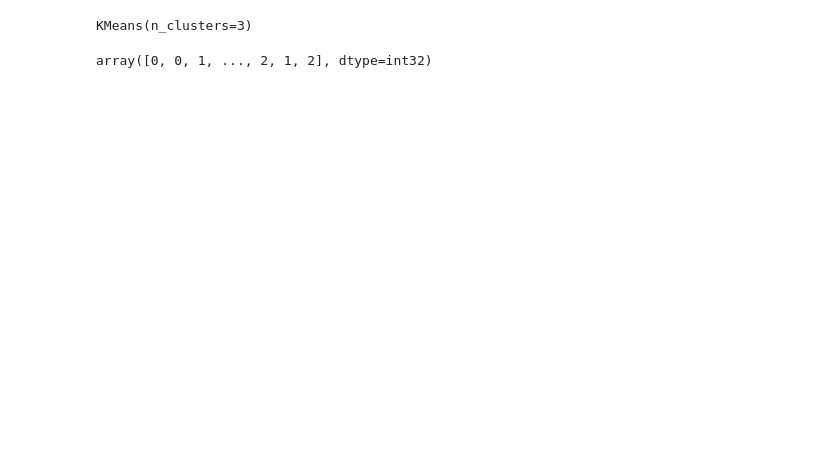
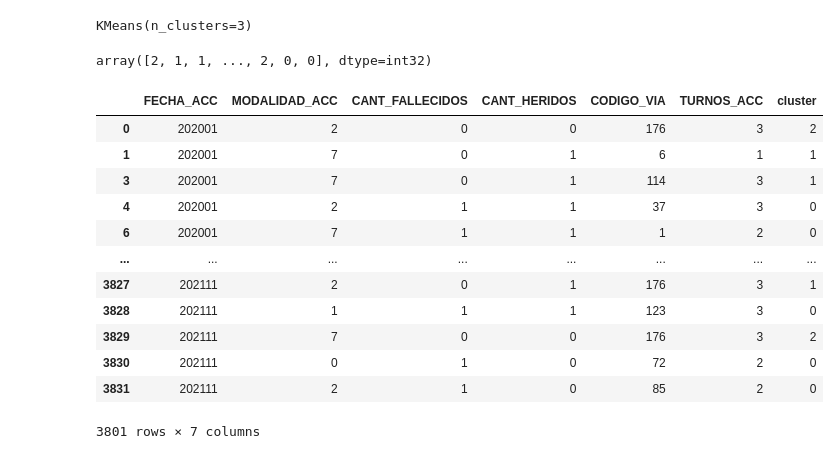
Before and after one commit to voz-mk/sistemas-inteligentes, a Jupyter notebook: main.ipynb, the cells around one changed output. Saved outputs shown, nothing was run; the diff lists cells and outputs as text; code cells hidden in the pictures; blank space fills up the shorter version.

```diff
--- a/main.ipynb
+++ b/main.ipynb
@@ -343,10 +418,28 @@ plt.show()
 # %%
 
 kmeans = KMeans(n_clusters=3)
-kmeans.fit(X)
+kmeans.fit(X_scaled)
 # %% [output]
 KMeans(n_clusters=3)
-# %%
-kmeans.labels_
-# %% [output]
-array([0, 0, 1, ..., 2, 1, 2], dtype=int32)
+# %%
+model= kmeans.labels_
+model
+# %% [output]
+array([2, 1, 1, ..., 2, 0, 0], dtype=int32)
+# %%
+df['cluster'] = model
+df
+# %% [output]
+|  | FECHA_ACC | MODALIDAD_ACC | CANT_FALLECIDOS | CANT_HERIDOS | CODIGO_VIA | TURNOS_ACC | cluster |
+| 0 | 202001 | 2 | 0 | 0 | 176 | 3 | 2 |
+| 1 | 202001 | 7 | 0 | 1 | 6 | 1 | 1 |
+| 3 | 202001 | 7 | 0 | 1 | 114 | 3 | 1 |
+| 4 | 202001 | 2 | 1 | 1 | 37 | 3 | 0 |
+| 6 | 202001 | 7 | 1 | 1 | 1 | 2 | 0 |
+| ... | ... | ... | ... | ... | ... | ... | ... |
+| 3827 | 202111 | 2 | 0 | 1 | 176 | 3 | 1 |
+| 3828 | 202111 | 1 | 1 | 1 | 123 | 3 | 0 |
+| 3829 | 202111 | 7 | 0 | 0 | 176 | 3 | 2 |
+| 3830 | 202111 | 0 | 1 | 0 | 72 | 2 | 0 |
+| 3831 | 202111 | 2 | 1 | 0 | 85 | 2 | 0 |
+3801 rows × 7 columns
```
Also changed, not shown: parts of 15 cells of this notebook.
